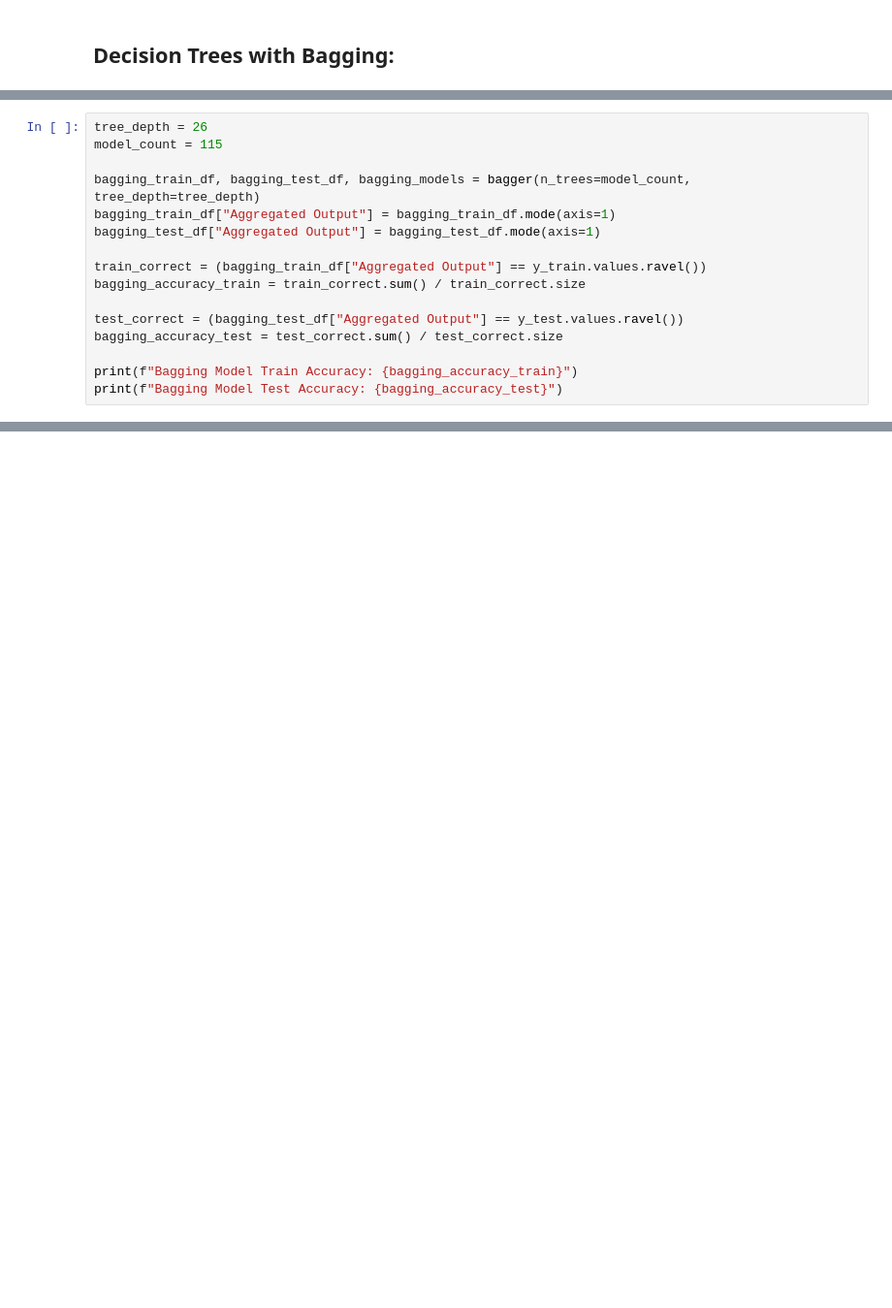
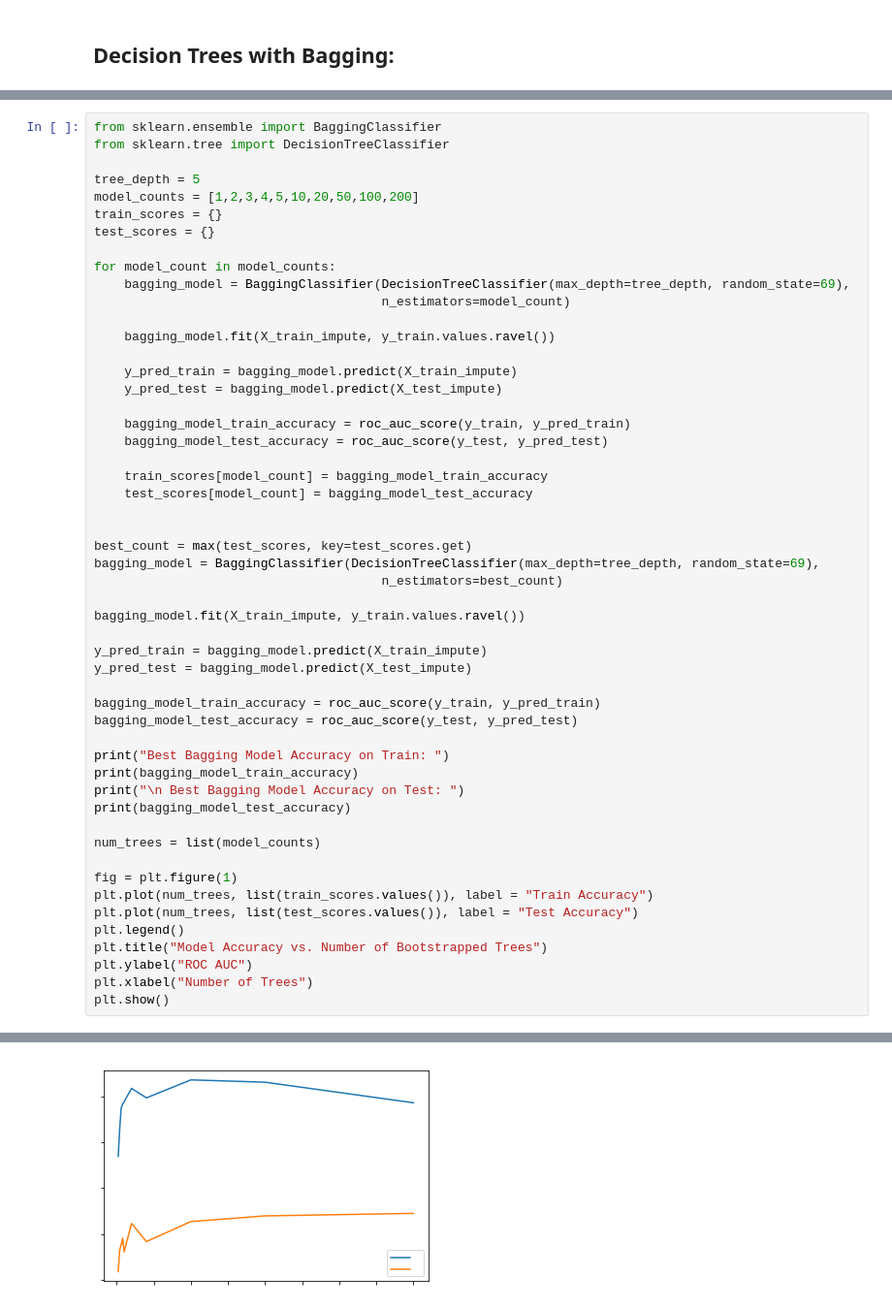
Before and after one commit to raychen2019/Mortality, a Jupyter notebook: Leonard-Models.ipynb, the cells around one changed output, grey strips where cells are left out. Shown: that part at 97% size. Drawn from its saved outputs; the diff is of its cells as text; blank space fills up the shorter version.

```diff
--- a/Leonard-Models.ipynb
+++ b/Leonard-Models.ipynb
@@ -246,16 +195,0 @@ def bagger(n_trees: int, tree_depth: int,  random_seed=0) -> (pd.DataFrame, pd.D
-# %%
-tree_depth = 26
-model_count = 115
-
-bagging_train_df, bagging_test_df, bagging_models = bagger(n_trees=model_count, tree_depth=tree_depth)
-bagging_train_df["Aggregated Output"] = bagging_train_df.mode(axis=1)
-bagging_test_df["Aggregated Output"] = bagging_test_df.mode(axis=1)
-
-train_correct = (bagging_train_df["Aggregated Output"] == y_train.values.ravel())
-bagging_accuracy_train = train_correct.sum() / train_correct.size
-
-test_correct = (bagging_test_df["Aggregated Output"] == y_test.values.ravel())
-bagging_accuracy_test = test_correct.sum() / test_correct.size
-
-print(f"Bagging Model Train Accuracy: {bagging_accuracy_train}")
-print(f"Bagging Model Test Accuracy: {bagging_accuracy_test}")
@@ -287,0 +196,53 @@ ylim = plt.ylim()
+# %%
+from sklearn.ensemble import BaggingClassifier
+from sklearn.tree import DecisionTreeClassifier
+
+tree_depth = 5
+model_counts = [1,2,3,4,5,10,20,50,100,200]
+train_scores = {}
+test_scores = {}
+
+for model_count in model_counts:
+    bagging_model = BaggingClassifier(DecisionTreeClassifier(max_depth=tree_depth, random_state=69),
+                                      n_estimators=model_count)
+
+    bagging_model.fit(X_train_impute, y_train.values.ravel())
+
+    y_pred_train = bagging_model.predict(X_train_impute)
+    y_pred_test = bagging_model.predict(X_test_impute)
+
+    bagging_model_train_accuracy = roc_auc_score(y_train, y_pred_train)
+    bagging_model_test_accuracy = roc_auc_score(y_test, y_pred_test)
+
+    train_scores[model_count] = bagging_model_train_accuracy
+    test_scores[model_count] = bagging_model_test_accuracy
+
+
+best_count = max(test_scores, key=test_scores.get)
+bagging_model = BaggingClassifier(DecisionTreeClassifier(max_depth=tree_depth, random_state=69),
+                                      n_estimators=best_count)
+
+bagging_model.fit(X_train_impute, y_train.values.ravel())
+
+y_pred_train = bagging_model.predict(X_train_impute)
+y_pred_test = bagging_model.predict(X_test_impute)
+
+bagging_model_train_accuracy = roc_auc_score(y_train, y_pred_train)
+bagging_model_test_accuracy = roc_auc_score(y_test, y_pred_test)
+
+print("Best Bagging Model Accuracy on Train: ")
+print(bagging_model_train_accuracy)
+print("\n Best Bagging Model Accuracy on Test: ")
+print(bagging_model_test_accuracy)
+
+num_trees = list(model_counts)
+
+fig = plt.figure(1)
+plt.plot(num_trees, list(train_scores.values()), label = "Train Accuracy")
+plt.plot(num_trees, list(test_scores.values()), label = "Test Accuracy")
+plt.legend()
+plt.title("Model Accuracy vs. Number of Bootstrapped Trees")
+plt.ylabel("ROC AUC")
+plt.xlabel("Number of Trees")
+plt.show()
+# %% [output]
@@ -287,0 +254 @@ ylim = plt.ylim()
+[figure, added]
```
Also changed, not shown: parts of 12 cells of this notebook, 2 other files.
